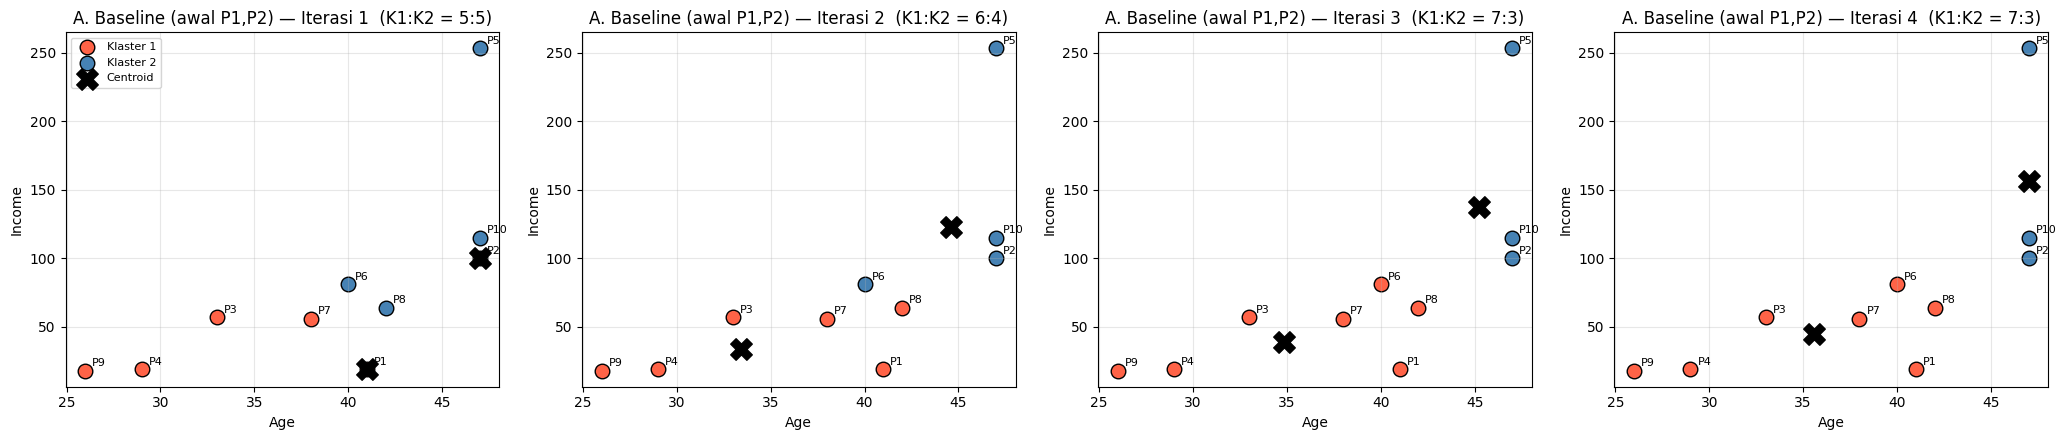
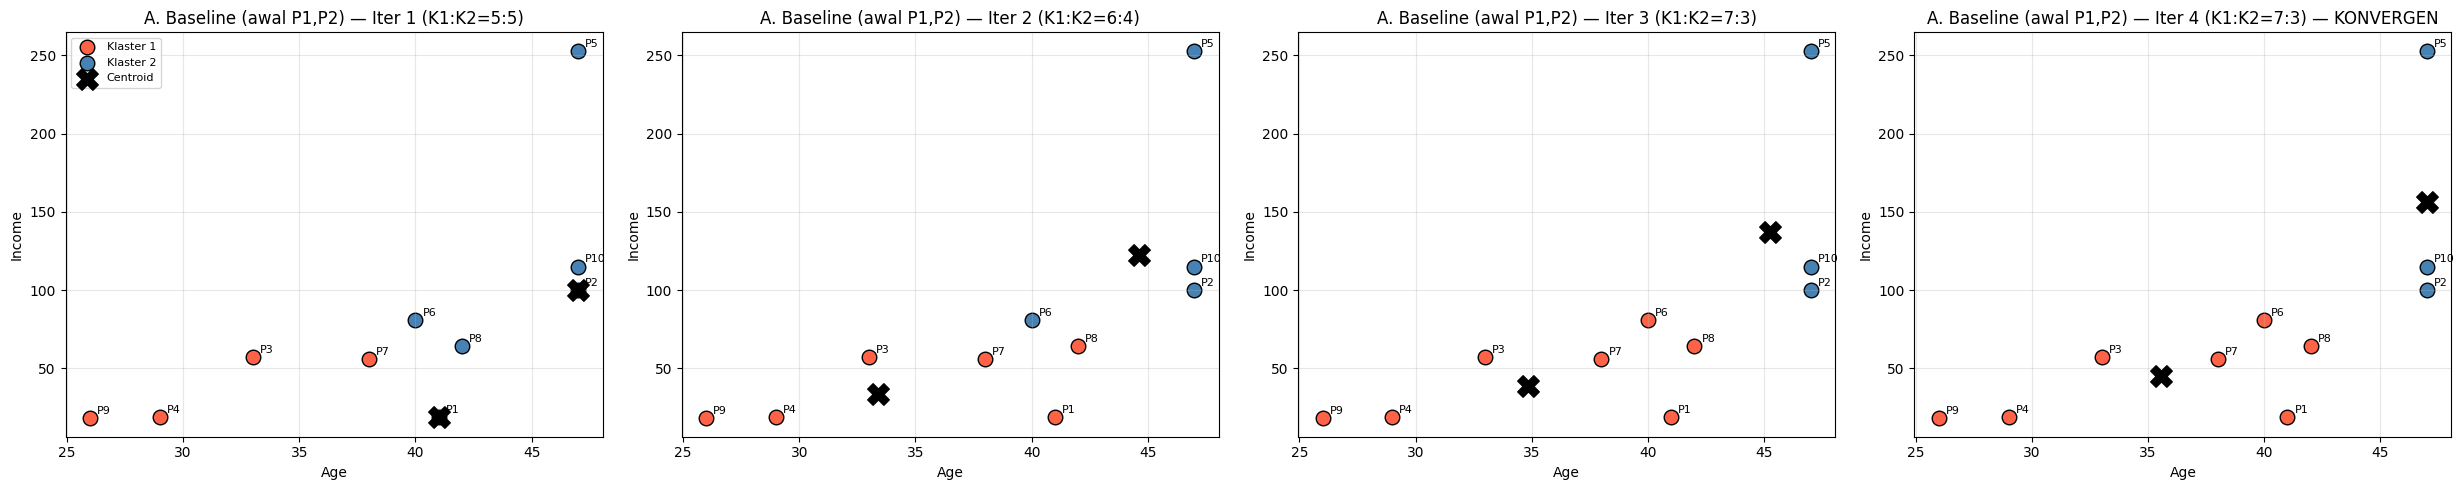
The notebook cell's code change between the first figure and the second:
--- before
+++ after
@@ -1,5 +1,5 @@
 def plot_iters(hist, nama):
     n = len(hist)
-    fig, axes = plt.subplots(1, n, figsize=(5.2 * n, 4.5))
+    fig, axes = plt.subplots(1, n, figsize=(6.2 * n, 5))
     if n == 1:
         axes = [axes]
@@ -14,5 +14,6 @@
             ax.annotate(label_titik[i], (x[0], x[1]), textcoords='offset points', xytext=(5, 3), fontsize=8)
         jml = [int((lab == 0).sum()), int((lab == 1).sum())]
-        ax.set_title(f'{nama} — Iterasi {t+1}  (K1:K2 = {jml[0]}:{jml[1]})')
+        extra = ' — KONVERGEN' if t == len(hist) - 1 else ''
+        ax.set_title(f'{nama} — Iter {t+1} (K1:K2={jml[0]}:{jml[1]}){extra}')
         ax.set_xlabel('Age'); ax.set_ylabel('Income'); ax.grid(alpha=0.3)
         if t == 0:

Commit: perbesar panel visualisasi per-iterasi K-Means + label KONVERGEN, render ulang output